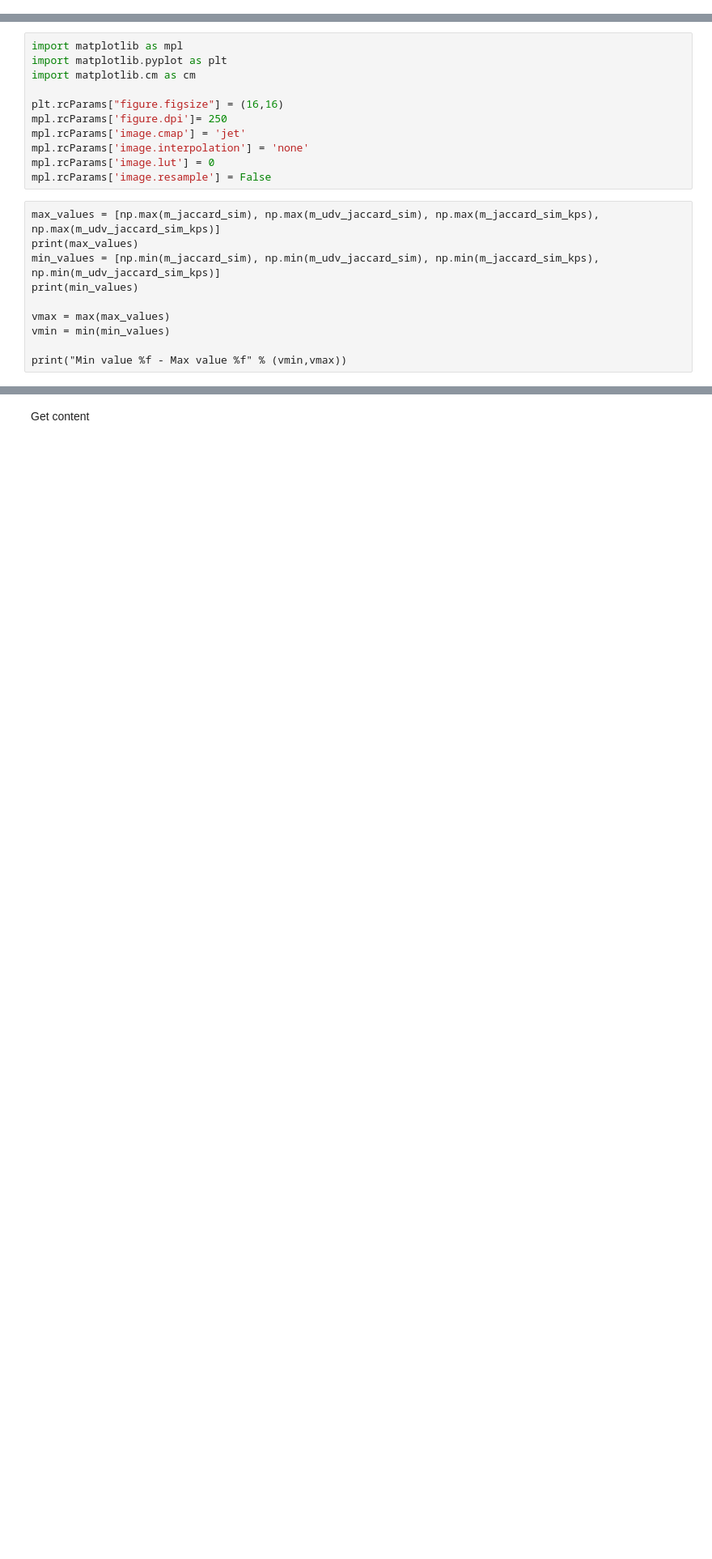
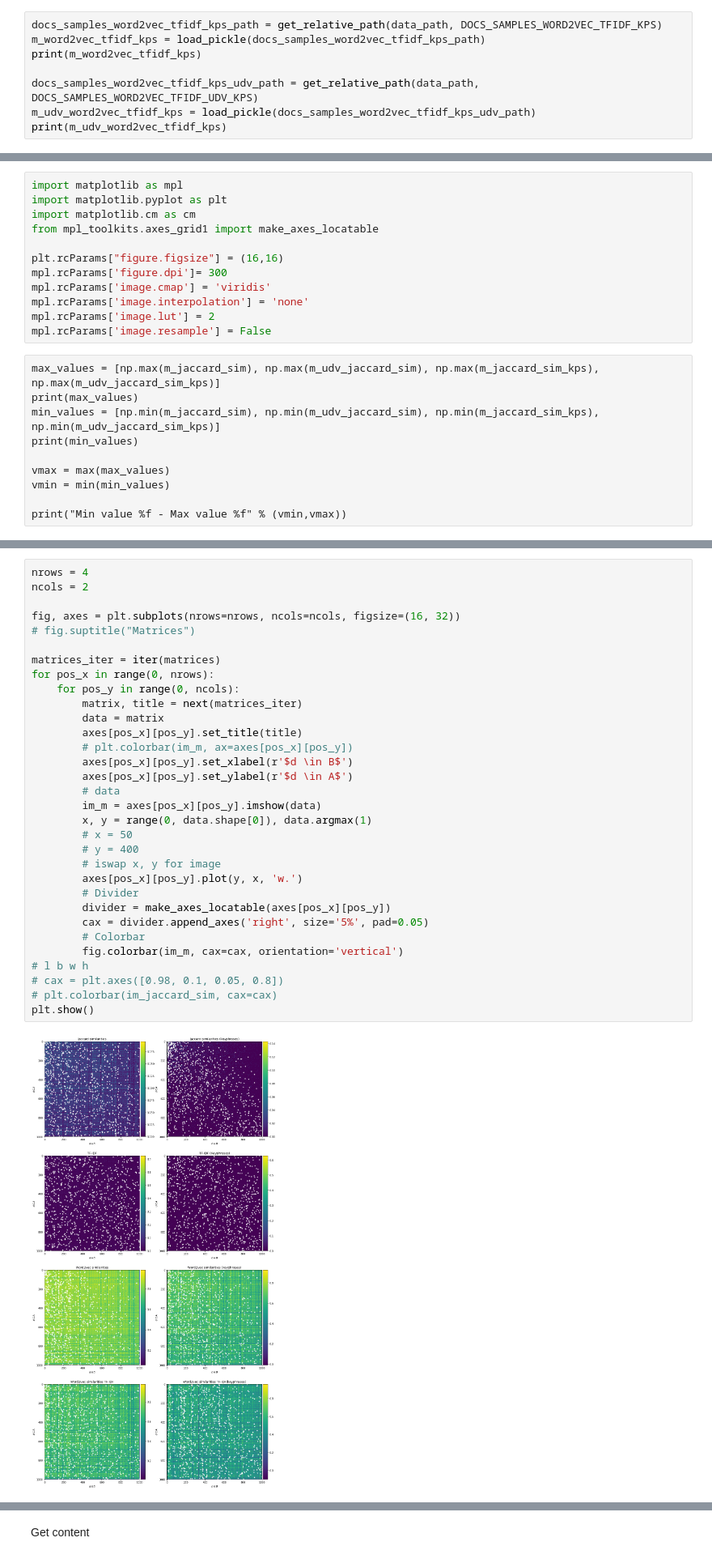
Before and after one commit to sdhdez/article-similarity, a Jupyter notebook: notebooks/measures/03a-load-matrices-bow-bok.ipynb, the cells around one changed output, grey strips where cells are left out. Shown at 81% size. Saved outputs shown, nothing was run; the diff lists cells and outputs as text; blank space fills up the shorter version.

```diff
--- a/notebooks/measures/03a-load-matrices-bow-bok.ipynb
+++ b/notebooks/measures/03a-load-matrices-bow-bok.ipynb
@@ -136,0 +214,8 @@ Means of jaccard similarities
+# %%
+docs_samples_word2vec_tfidf_kps_path = get_relative_path(data_path, DOCS_SAMPLES_WORD2VEC_TFIDF_KPS)
+m_word2vec_tfidf_kps = load_pickle(docs_samples_word2vec_tfidf_kps_path)
+print(m_word2vec_tfidf_kps)
+
+docs_samples_word2vec_tfidf_kps_udv_path = get_relative_path(data_path, DOCS_SAMPLES_WORD2VEC_TFIDF_UDV_KPS)
+m_udv_word2vec_tfidf_kps = load_pickle(docs_samples_word2vec_tfidf_kps_udv_path)
+print(m_udv_word2vec_tfidf_kps)
@@ -160,12 +303,13 @@ m_udv_word2vec_sim = m_udv_word2vec_sim[ordered_indices_m,:][:,ordered_indices_n
 import matplotlib as mpl
 import matplotlib.pyplot as plt
 import matplotlib.cm as cm
+from mpl_toolkits.axes_grid1 import make_axes_locatable
 
 plt.rcParams["figure.figsize"] = (16,16)
-mpl.rcParams['figure.dpi']= 250
-mpl.rcParams['image.cmap'] = 'jet'
+mpl.rcParams['figure.dpi']= 300
+mpl.rcParams['image.cmap'] = 'viridis'
 mpl.rcParams['image.interpolation'] = 'none'
-mpl.rcParams['image.lut'] = 0
+mpl.rcParams['image.lut'] = 2
 mpl.rcParams['image.resample'] = False
 # %% [raw]
 max_values = [np.max(m_jaccard_sim), np.max(m_udv_jaccard_sim), np.max(m_jaccard_sim_kps), np.max(m_udv_jaccard_sim_kps)]
@@ -232,0 +324,34 @@ plt.show()
+# %%
+nrows = 4
+ncols = 2
+
+fig, axes = plt.subplots(nrows=nrows, ncols=ncols, figsize=(16, 32))
+# fig.suptitle("Matrices")
+
+matrices_iter = iter(matrices)
+for pos_x in range(0, nrows):
+    for pos_y in range(0, ncols):
+        matrix, title = next(matrices_iter)
+        data = matrix
+        axes[pos_x][pos_y].set_title(title)
+        # plt.colorbar(im_m, ax=axes[pos_x][pos_y])
+        axes[pos_x][pos_y].set_xlabel(r'$d \in B$')
+        axes[pos_x][pos_y].set_ylabel(r'$d \in A$')
+        # data
+        im_m = axes[pos_x][pos_y].imshow(data)
+        x, y = range(0, data.shape[0]), data.argmax(1)
+        # x = 50
+        # y = 400
+        # iswap x, y for image
+        axes[pos_x][pos_y].plot(y, x, 'w.')
+        # Divider
+        divider = make_axes_locatable(axes[pos_x][pos_y])
+        cax = divider.append_axes('right', size='5%', pad=0.05)
+        # Colorbar
+        fig.colorbar(im_m, cax=cax, orientation='vertical')
+# l b w h
+# cax = plt.axes([0.98, 0.1, 0.05, 0.8])
+# plt.colorbar(im_jaccard_sim, cax=cax)
+plt.show()
+# %% [output]
+[figure, added]
```
Also changed, not shown: parts of 30 cells of this notebook, 6 other files.
